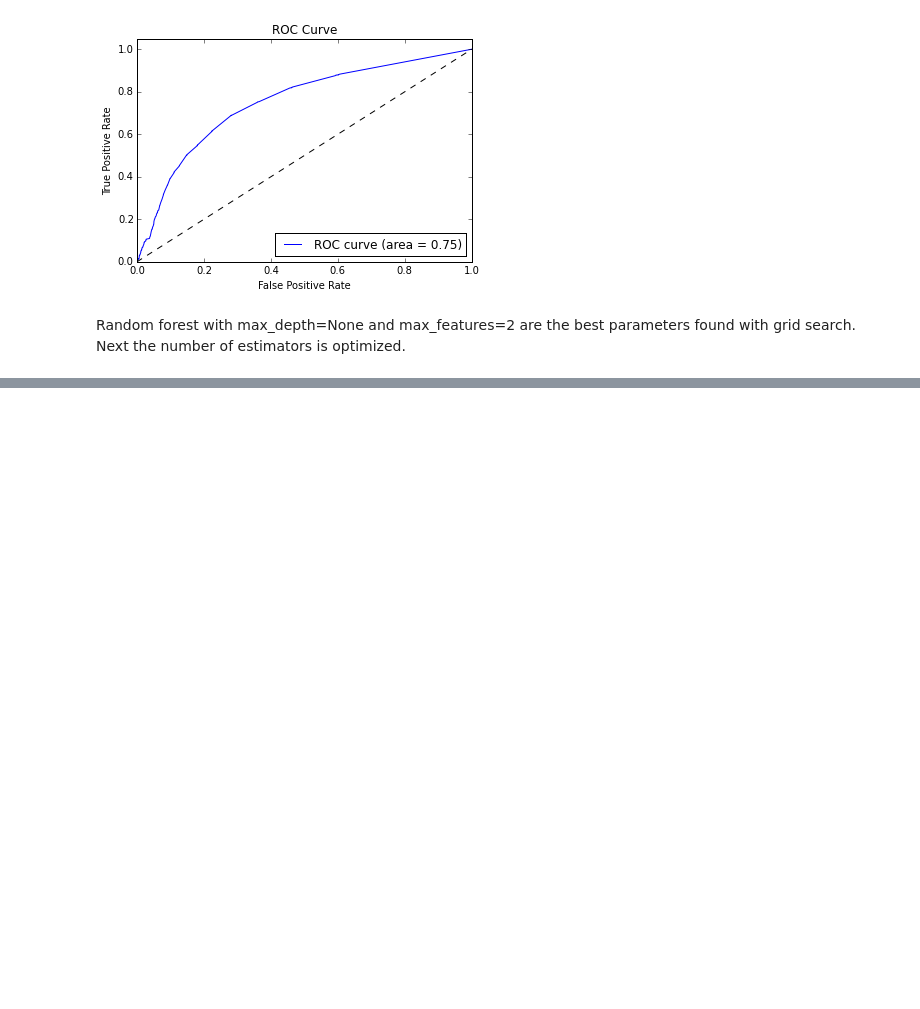
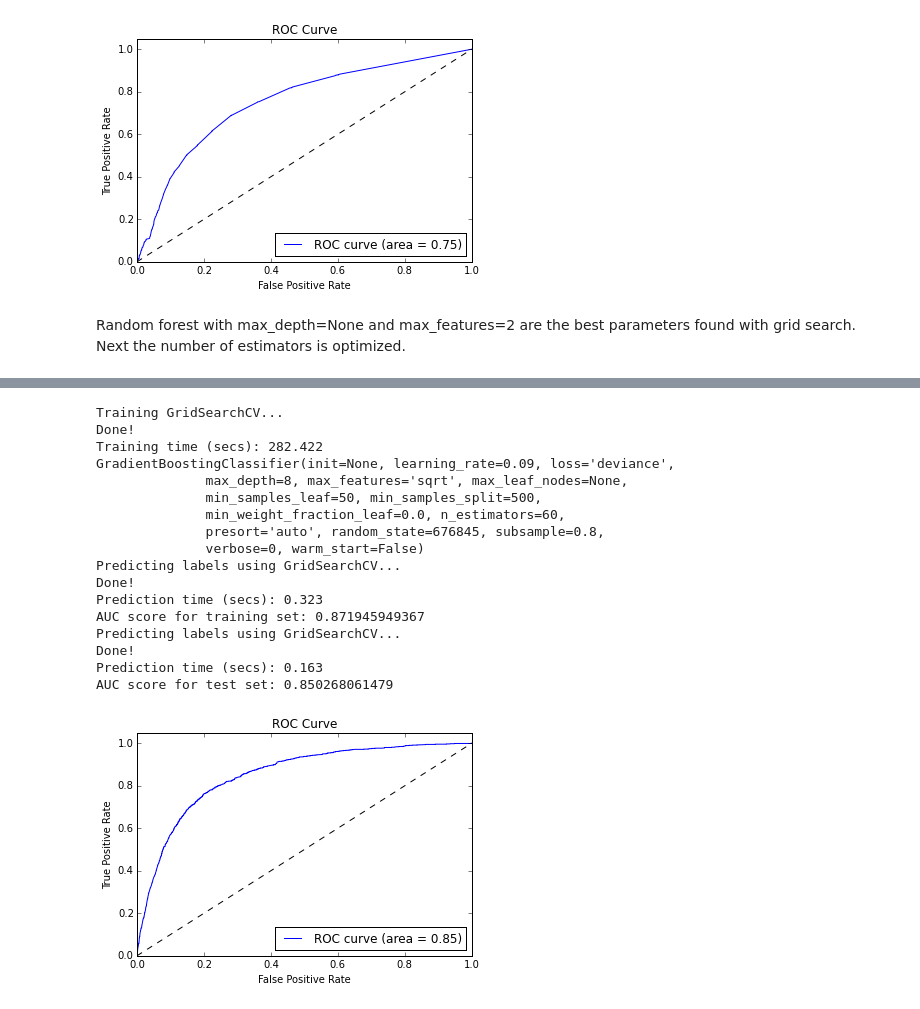
Before and after one commit to jsalminen/Santander, a Jupyter notebook: Santander MLEN.ipynb, the cells around one changed output, grey strips where cells are left out. Cells and saved outputs as stored; diff of their text form; code cells hidden in the pictures; blank space fills up the shorter version.

```diff
--- a/Santander MLEN.ipynb
+++ b/Santander MLEN.ipynb
@@ -961,0 +800,44 @@ Done!
+# %%
+# Gradient boosting classifier with guessed parameters
+gbc = GradientBoostingClassifier(min_samples_split=500, min_samples_leaf=50,
+                                 max_depth=8, max_features='sqrt',
+                                 subsample=0.8, learning_rate=0.09,
+                                 random_state=random_state)
+# Paramteters to tune
+parameters = {'n_estimators': [20, 30, 40, 50, 60, 70]}
+
+# Grid search optimal parameters
+clf = GridSearchCV(gbc, parameters)
+train_classifier(clf, train_X_subset, train_y)
+
+# Print best estimator found
+print clf.best_estimator_
+
+# Print AUC scores
+train_auc_roc_score = predict_labels(clf, train_X_subset, train_y)
+print "AUC score for training set: {}".format(train_auc_roc_score)
+
+test_auc_roc_score = predict_labels(clf, test_X_subset, test_y)
+print "AUC score for test set: {}".format(test_auc_roc_score)
+
+# Plot ROC curve
+plot_roc(clf, test_X_subset, test_y)
+# %% [output]
+Training GridSearchCV...
+Done!
+Training time (secs): 282.422
+GradientBoostingClassifier(init=None, learning_rate=0.09, loss='deviance',
+              max_depth=8, max_features='sqrt', max_leaf_nodes=None,
+              min_samples_leaf=50, min_samples_split=500,
+              min_weight_fraction_leaf=0.0, n_estimators=60,
+              presort='auto', random_state=676845, subsample=0.8,
+              verbose=0, warm_start=False)
+Predicting labels using GridSearchCV...
+Done!
+Prediction time (secs): 0.323
+AUC score for training set: 0.871945949367
+Predicting labels using GridSearchCV...
+Done!
+Prediction time (secs): 0.163
+AUC score for test set: 0.850268061479
+[figure, added]
```
Also changed, not shown: parts of 55 cells of this notebook.
